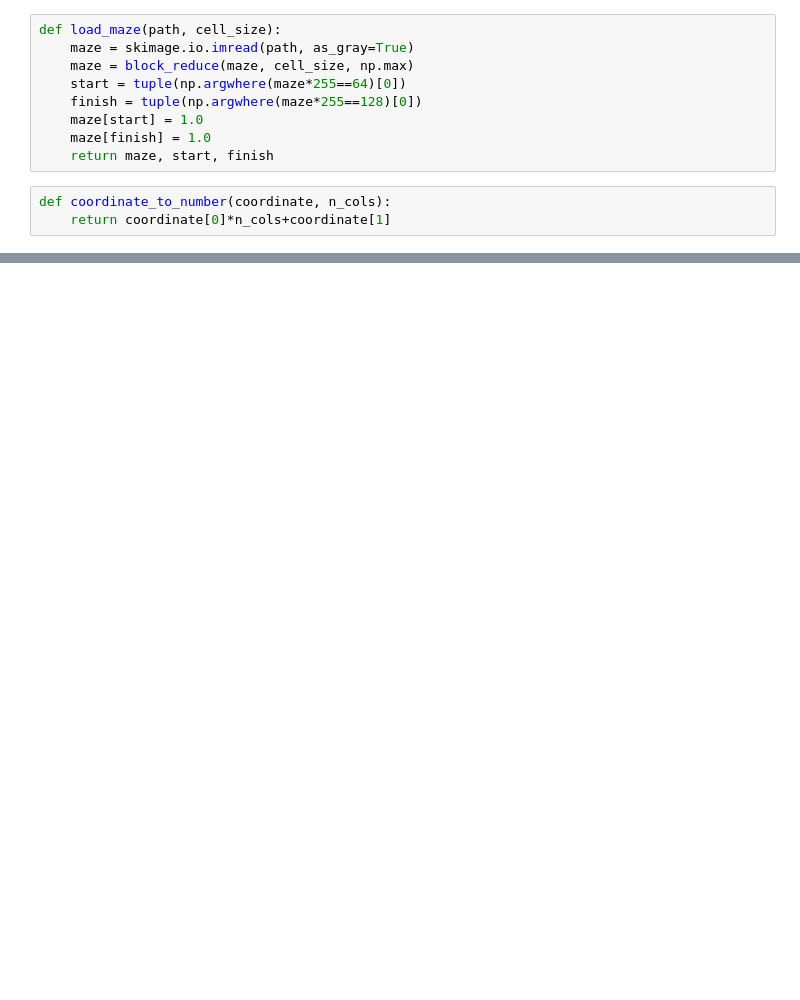
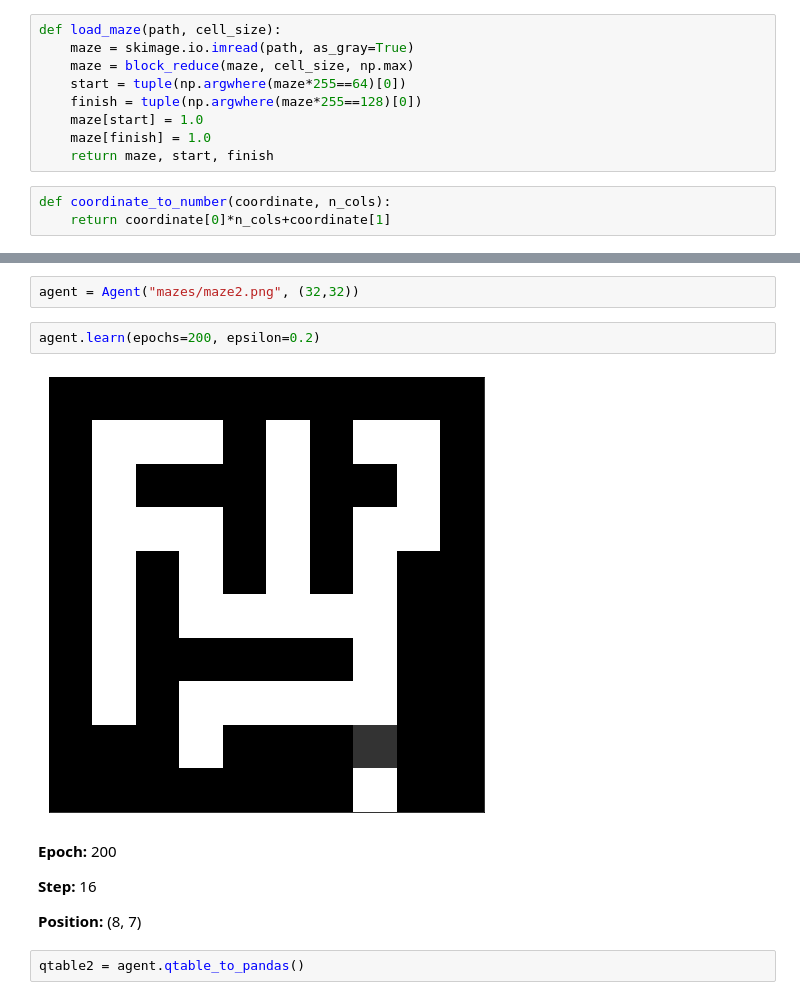
Before and after one commit to SKROLL26/qlearning-maze, a Jupyter notebook: Q Learning Maze.ipynb, the cells around one changed output, grey strips where cells are left out. Cells and saved outputs as stored; diff of their text form; blank space fills up the shorter version.

```diff
--- a/Q Learning Maze.ipynb
+++ b/Q Learning Maze.ipynb
@@ -177,0 +180,11 @@ pd_qtable[(pd_qtable.up != 0) | (pd_qtable.down != 0) | (pd_qtable.right != 0) |
+# %%
+agent = Agent("mazes/maze2.png", (32,32))
+# %%
+agent.learn(epochs=200, epsilon=0.2)
+# %% [output]
+[figure, added]
+Epoch: 200
+Step: 16
+Position: (8, 7)
+# %%
+qtable2 = agent.qtable_to_pandas()
```
Also changed, not shown: parts of 31 cells of this notebook, 10 other files.
